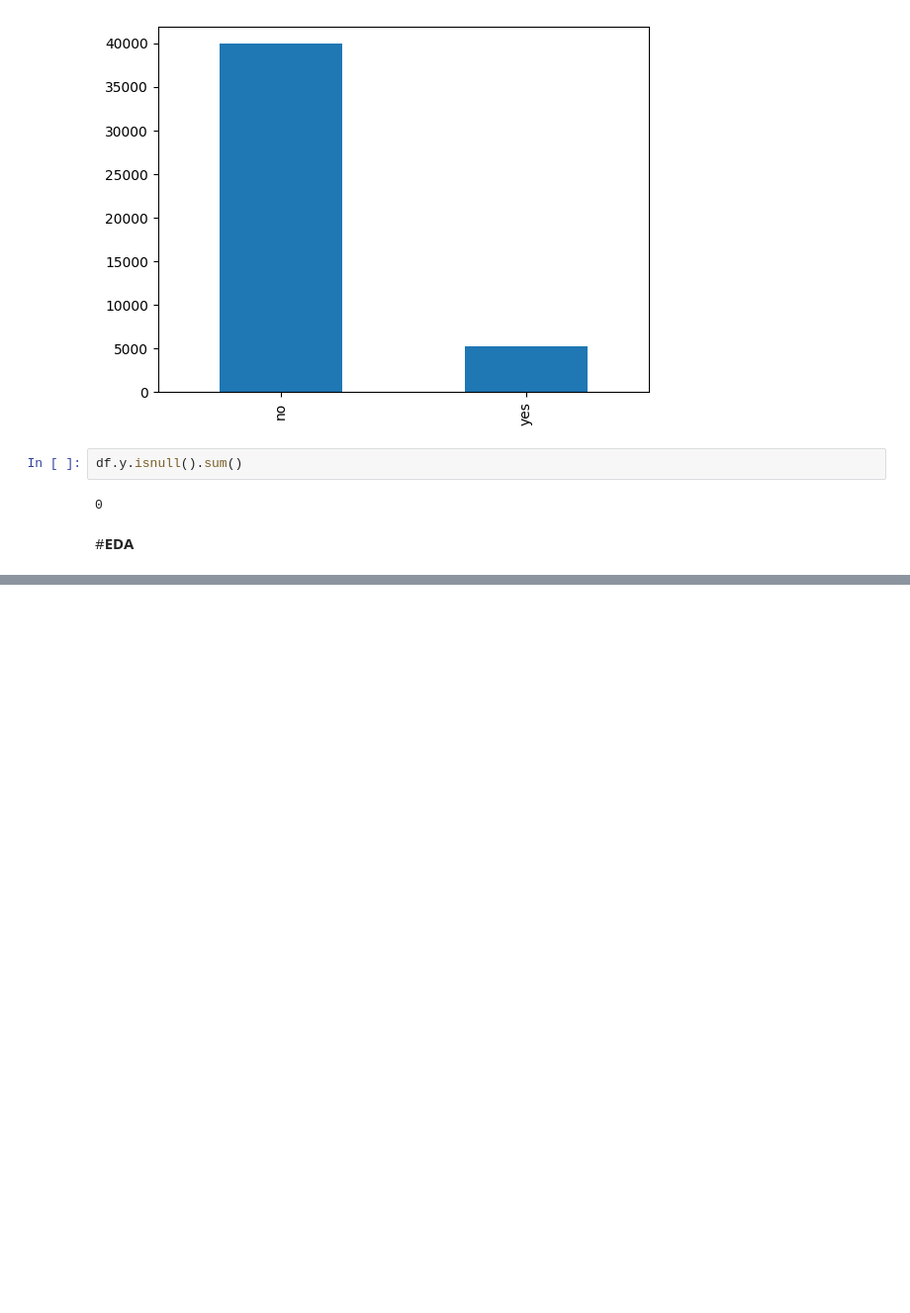
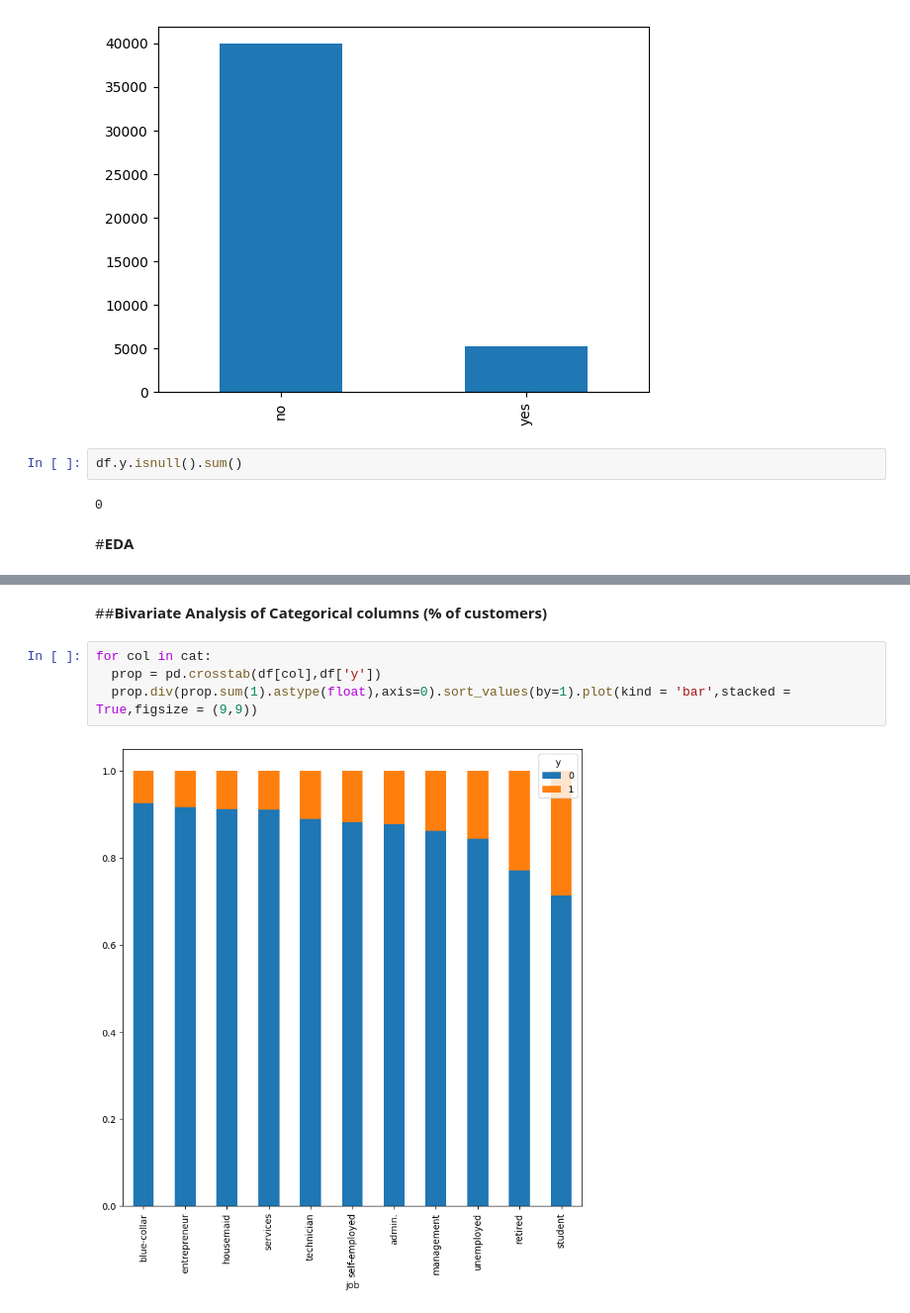
Before and after one commit to mahshooq-karayil/data-science, a Jupyter notebook: customer_conversion_prediction/customer_conversion_prediction.ipynb, the cells around one changed output, grey strips where cells are left out. Shown at 99% size. Cells and saved outputs as stored; diff of their text form; blank space fills up the shorter version.

```diff
--- a/customer_conversion_prediction/customer_conversion_prediction.ipynb
+++ b/customer_conversion_prediction/customer_conversion_prediction.ipynb
@@ -415,0 +581,8 @@ df.y.isnull().sum()
+# %% [markdown]
+##**Bivariate Analysis of Categorical columns (% of customers)**
+# %%
+for col in cat:
+  prop = pd.crosstab(df[col],df['y'])
+  prop.div(prop.sum(1).astype(float),axis=0).sort_values(by=1).plot(kind = 'bar',stacked = True,figsize = (9,9))
+# %% [output]
+[figure, added]
```
Also changed, not shown: parts of 22 cells of this notebook.
